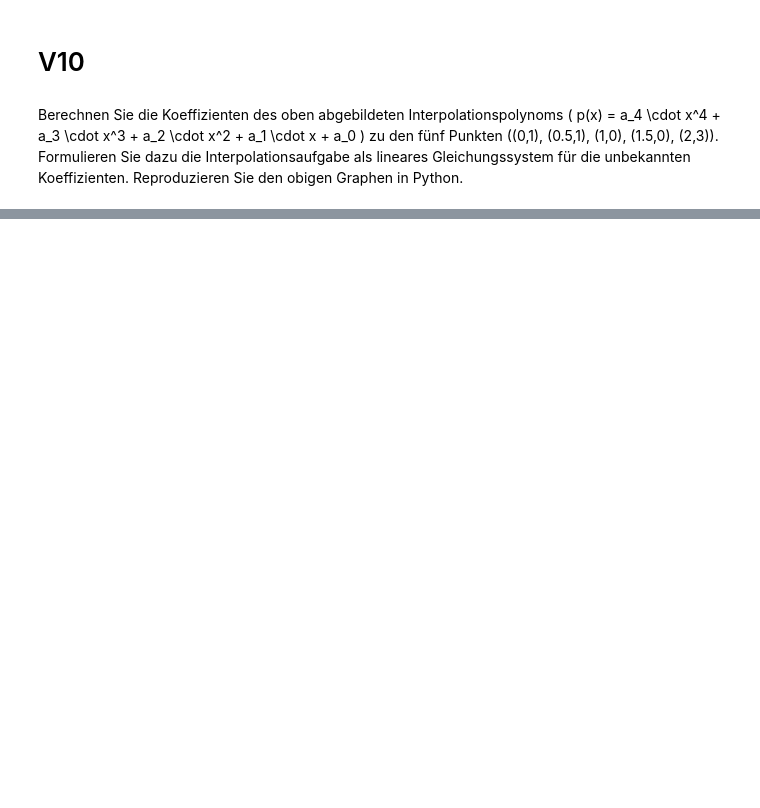
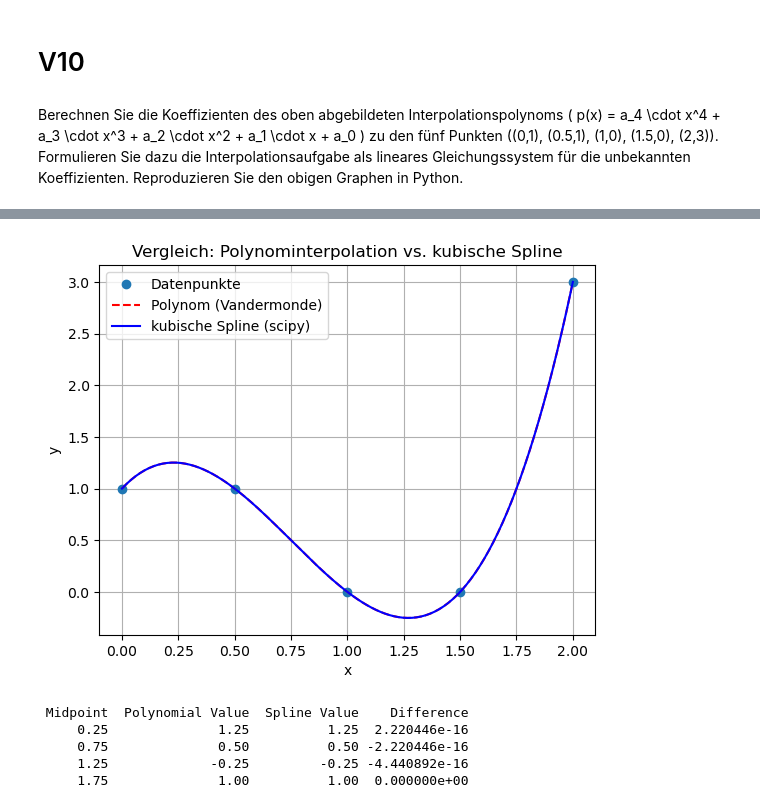
Before and after one commit to Sunkarr/ZHAW, a Jupyter notebook: Semester 4/Numerik/W10/V10.ipynb, the cells around one changed output, grey strips where cells are left out. Drawn from its saved outputs; the diff is of its cells as text; code cells hidden in the pictures; blank space fills up the shorter version.

```diff
--- a/Semester 4/Numerik/W10/V10.ipynb
+++ b/Semester 4/Numerik/W10/V10.ipynb
@@ -73,0 +117,46 @@ p(x) = -6.661338147750939e-16 + 2.6666666666666696 * x + -6.0000000000000036 * x
+# %%
+# Globales Interpolationspolynom (Vandermonde)
+V = np.vander(x)
+p = np.linalg.solve(V, y)
+xx = np.linspace(0, 2, 200)
+yy_poly = np.polyval(p, xx)
+
+# Kubische Spline-Interpolation
+f = sp.interpolate.interp1d(x, y, kind='cubic')
+yy_spline = f(xx)
+
+# Plot
+plt.plot(x, y, 'o', label='Datenpunkte')
+plt.plot(xx, yy_poly, 'r--', label='Polynom (Vandermonde)')
+plt.plot(xx, yy_spline, 'b-', label='kubische Spline (scipy)')
+plt.title('Vergleich: Polynominterpolation vs. kubische Spline')
+plt.xlabel('x')
+plt.ylabel('y')
+plt.legend()
+plt.grid()
+plt.show()
+# %% [output]
+[figure, added]
+# %%
+mid = (x[:-1] + x[1:]) / 2  # midpoints
+poly_vals = np.polyval(p, mid)
+spline_vals = f(mid)
+
+diff = poly_vals - spline_vals
+poly_vals, spline_vals, diff
+
+# pretty print in table format
+import pandas as pd
+df = pd.DataFrame({
+    'Midpoint': mid,
+    'Polynomial Value': poly_vals,
+    'Spline Value': spline_vals,
+    'Difference': diff
+})
+print(df.to_string(index=False))
+# %% [output]
+ Midpoint  Polynomial Value  Spline Value    Difference
+     0.25              1.25          1.25  2.220446e-16
+     0.75              0.50          0.50 -2.220446e-16
+     1.25             -0.25         -0.25 -4.440892e-16
+     1.75              1.00          1.00  0.000000e+00
```
Also changed, not shown: parts of 7 cells of this notebook, 16 other files.
